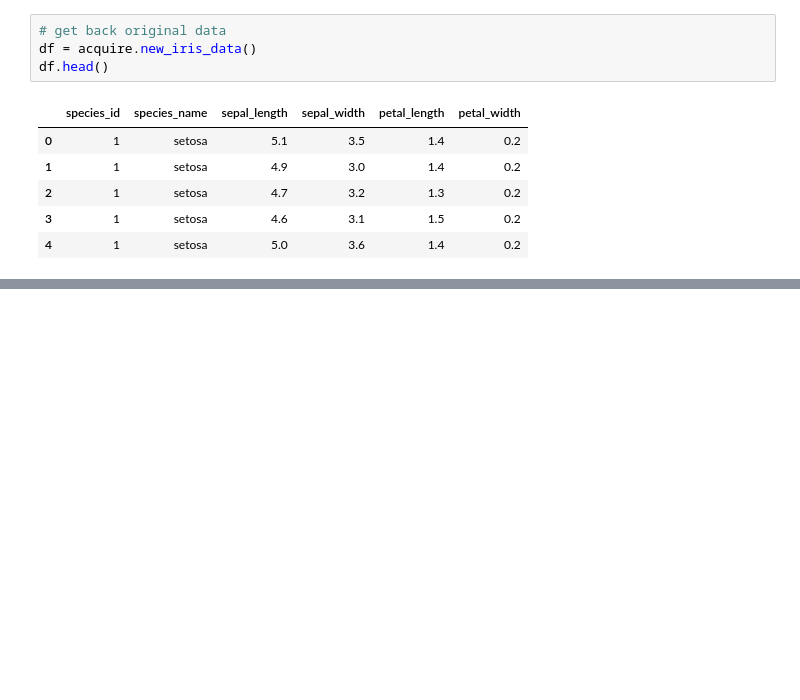
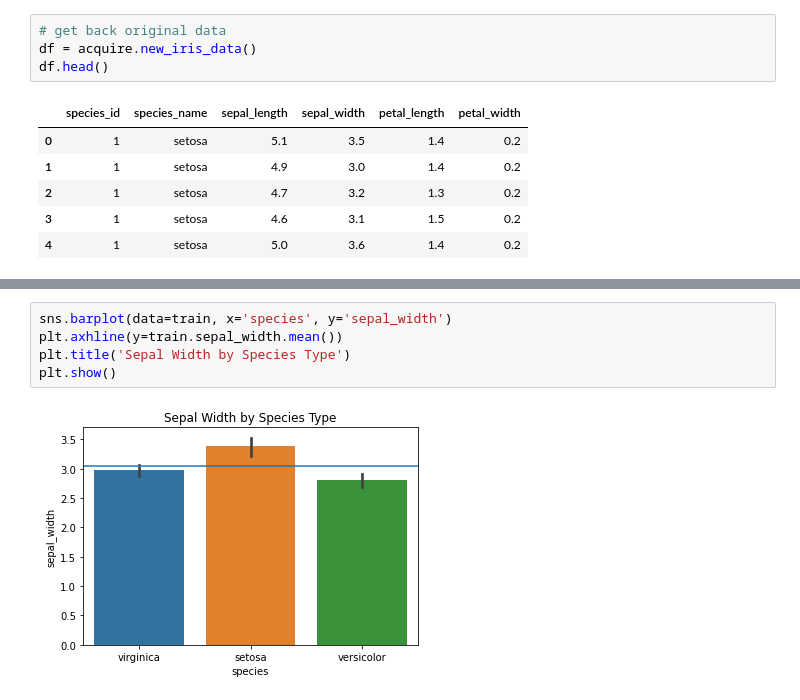
Before and after one commit to randyfrench/classification-exercises, a Jupyter notebook: classification_exercises.ipynb, the cells around one changed output, grey strips where cells are left out. Drawn from its saved outputs; the diff is of its cells as text; blank space fills up the shorter version.

```diff
--- a/classification_exercises.ipynb
+++ b/classification_exercises.ipynb
@@ -618,0 +672,7 @@ plt.show()
+# %%
+sns.barplot(data=train, x='species', y='sepal_width')
+plt.axhline(y=train.sepal_width.mean())
+plt.title('Sepal Width by Species Type')
+plt.show()
+# %% [output]
+[figure, added]
```
Also changed, not shown: parts of 74 cells of this notebook, 4 other files.
